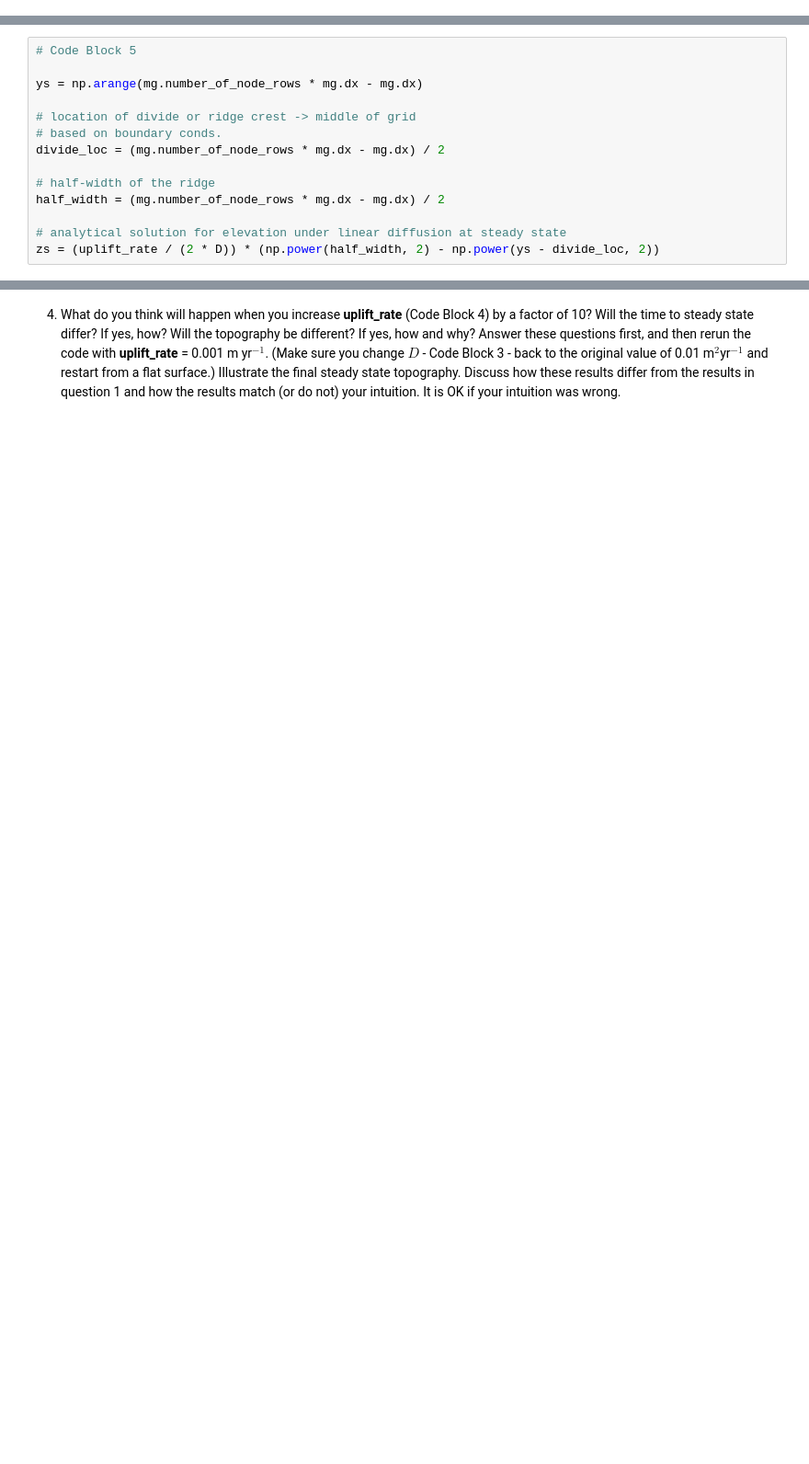
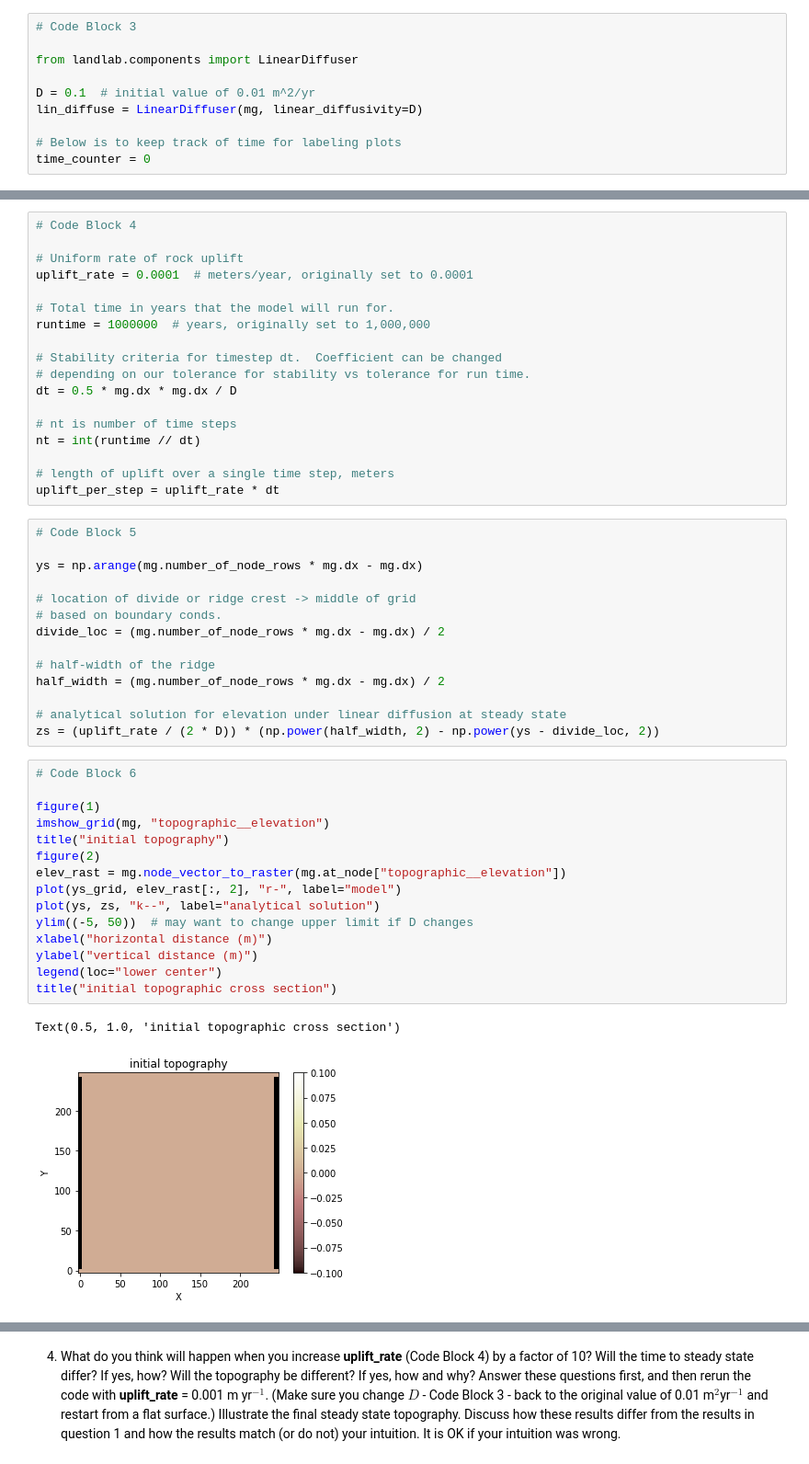
Before and after one commit to fclubb/EarthSurfaceProcesses, a Jupyter notebook: Week2_HillslopeEvolution/2DHillslope_ANSWERS.ipynb, the cells around one changed output, grey strips where cells are left out. Shown at 92% size. Saved outputs shown, nothing was run; the diff lists cells and outputs as text; blank space fills up the shorter version.

```diff
--- a/Week2_HillslopeEvolution/2DHillslope_ANSWERS.ipynb
+++ b/Week2_HillslopeEvolution/2DHillslope_ANSWERS.ipynb
@@ -106,0 +145,10 @@ uplift_per_step = uplift_rate * dt
+# %%
+# Code Block 3
+
+from landlab.components import LinearDiffuser
+
+D = 0.1  # initial value of 0.01 m^2/yr
+lin_diffuse = LinearDiffuser(mg, linear_diffusivity=D)
+
+# Below is to keep track of time for labeling plots
+time_counter = 0
@@ -107,3 +157,21 @@ uplift_per_step = uplift_rate * dt
+# %%
+# Code Block 4
+
+# Uniform rate of rock uplift
+uplift_rate = 0.0001  # meters/year, originally set to 0.0001
+
+# Total time in years that the model will run for.
+runtime = 1000000  # years, originally set to 1,000,000
+
+# Stability criteria for timestep dt.  Coefficient can be changed
+# depending on our tolerance for stability vs tolerance for run time.
+dt = 0.5 * mg.dx * mg.dx / D
+
+# nt is number of time steps
+nt = int(runtime // dt)
+
+# length of uplift over a single time step, meters
+uplift_per_step = uplift_rate * dt
 # %%
 # Code Block 5
 
@@ -118,3 +186,21 @@ half_width = (mg.number_of_node_rows * mg.dx - mg.dx) / 2
 
 # analytical solution for elevation under linear diffusion at steady state
 zs = (uplift_rate / (2 * D)) * (np.power(half_width, 2) - np.power(ys - divide_loc, 2))
+# %%
+# Code Block 6
+
+figure(1)
+imshow_grid(mg, "topographic__elevation")
+title("initial topography")
+figure(2)
+elev_rast = mg.node_vector_to_raster(mg.at_node["topographic__elevation"])
+plot(ys_grid, elev_rast[:, 2], "r-", label="model")
+plot(ys, zs, "k--", label="analytical solution")
+ylim((-5, 50))  # may want to change upper limit if D changes
+xlabel("horizontal distance (m)")
+ylabel("vertical distance (m)")
+legend(loc="lower center")
+title("initial topographic cross section")
+# %% [output]
+Text(0.5, 1.0, 'initial topographic cross section')
+[figure, added]
```
Also changed, not shown: parts of 34 cells of this notebook.
